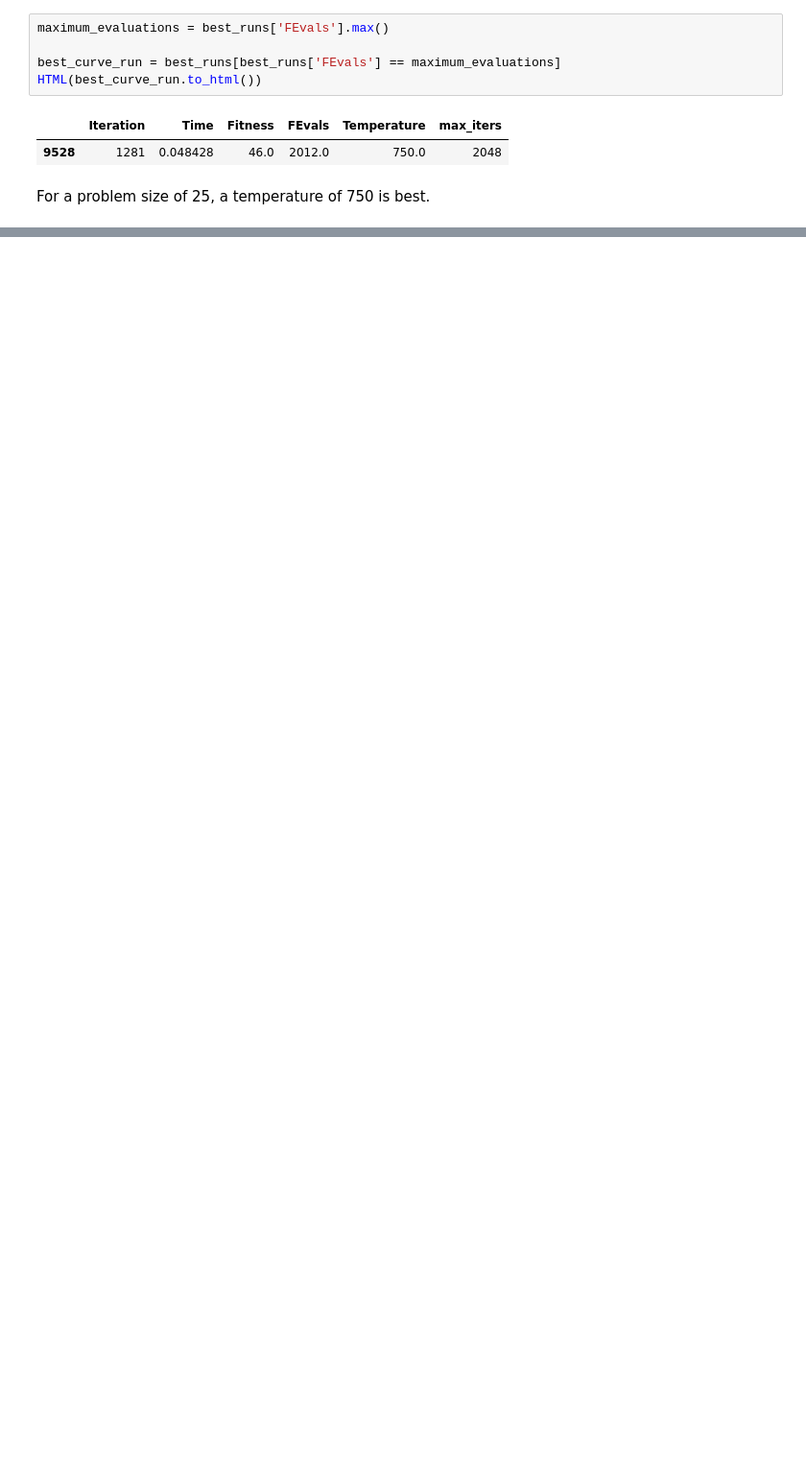
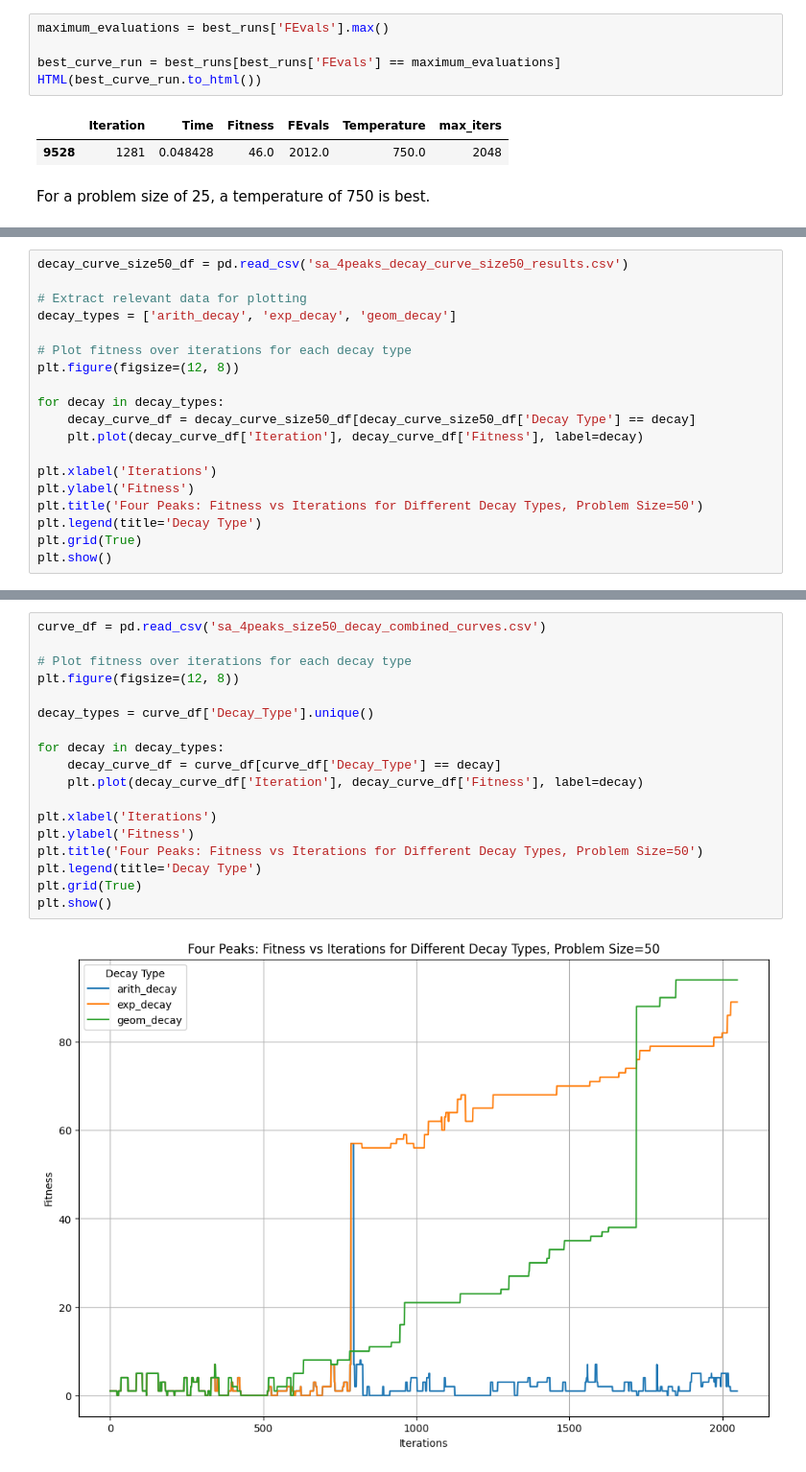
Before and after one commit to melodyyu/cs7641-a2-optimization, a Jupyter notebook: 4peaks_optimization.ipynb, the cells around one changed output, grey strips where cells are left out. Shown at 96% size. Drawn from its saved outputs; the diff is of its cells as text; blank space fills up the shorter version.

Commit message:
used SARunner to compare decay types on size50 4peaks

```diff
--- a/4peaks_optimization.ipynb
+++ b/4peaks_optimization.ipynb
@@ -838,0 +917,19 @@ For a problem size of 25, a temperature of 750 is best.
+# %%
+decay_curve_size50_df = pd.read_csv('sa_4peaks_decay_curve_size50_results.csv')
+
+# Extract relevant data for plotting
+decay_types = ['arith_decay', 'exp_decay', 'geom_decay']
+
+# Plot fitness over iterations for each decay type
+plt.figure(figsize=(12, 8))
+
+for decay in decay_types:
+    decay_curve_df = decay_curve_size50_df[decay_curve_size50_df['Decay Type'] == decay]
+    plt.plot(decay_curve_df['Iteration'], decay_curve_df['Fitness'], label=decay)
+
+plt.xlabel('Iterations')
+plt.ylabel('Fitness')
+plt.title('Four Peaks: Fitness vs Iterations for Different Decay Types, Problem Size=50')
+plt.legend(title='Decay Type')
+plt.grid(True)
+plt.show()
@@ -838,0 +1012,20 @@ For a problem size of 25, a temperature of 750 is best.
+# %%
+curve_df = pd.read_csv('sa_4peaks_size50_decay_combined_curves.csv')
+
+# Plot fitness over iterations for each decay type
+plt.figure(figsize=(12, 8))
+
+decay_types = curve_df['Decay_Type'].unique()
+
+for decay in decay_types:
+    decay_curve_df = curve_df[curve_df['Decay_Type'] == decay]
+    plt.plot(decay_curve_df['Iteration'], decay_curve_df['Fitness'], label=decay)
+
+plt.xlabel('Iterations')
+plt.ylabel('Fitness')
+plt.title('Four Peaks: Fitness vs Iterations for Different Decay Types, Problem Size=50')
+plt.legend(title='Decay Type')
+plt.grid(True)
+plt.show()
+# %% [output]
+[figure, added]
```
Also changed, not shown: parts of 10 cells of this notebook.
